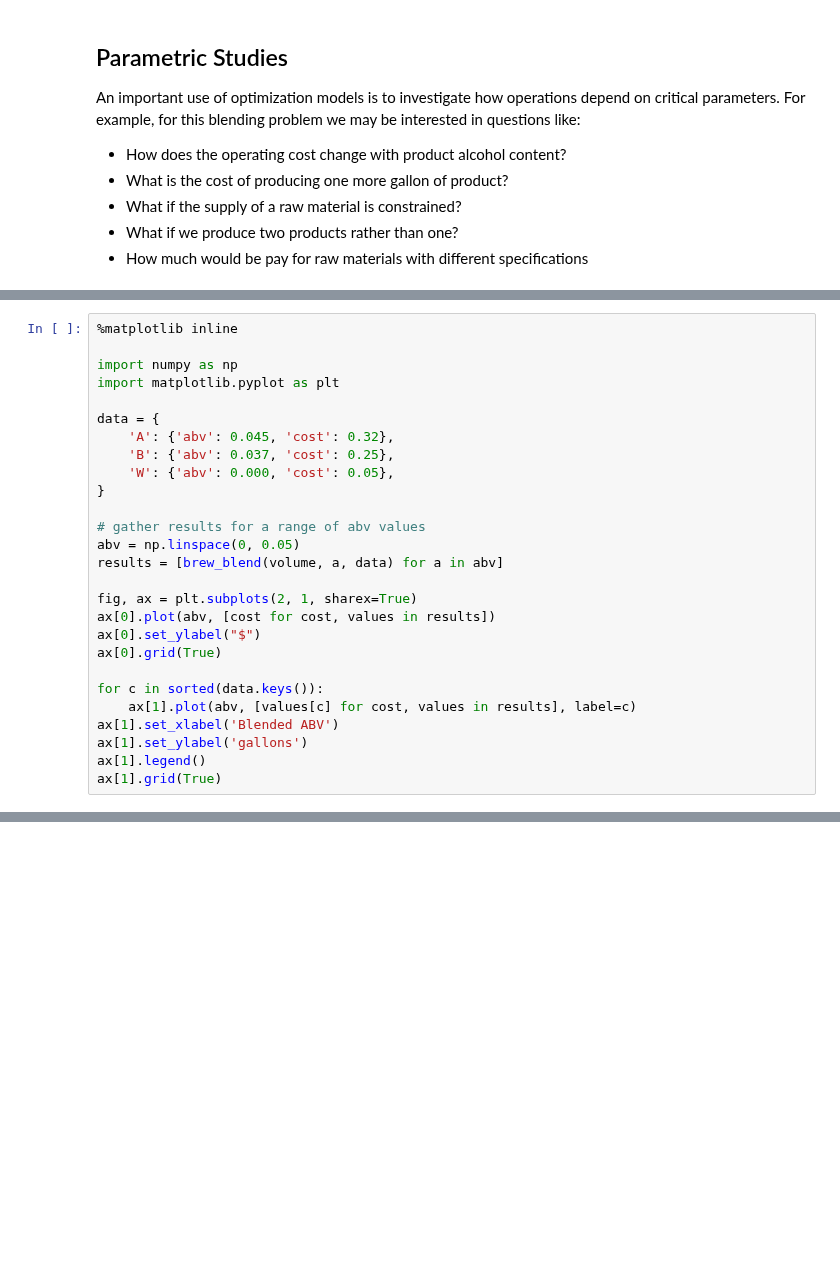
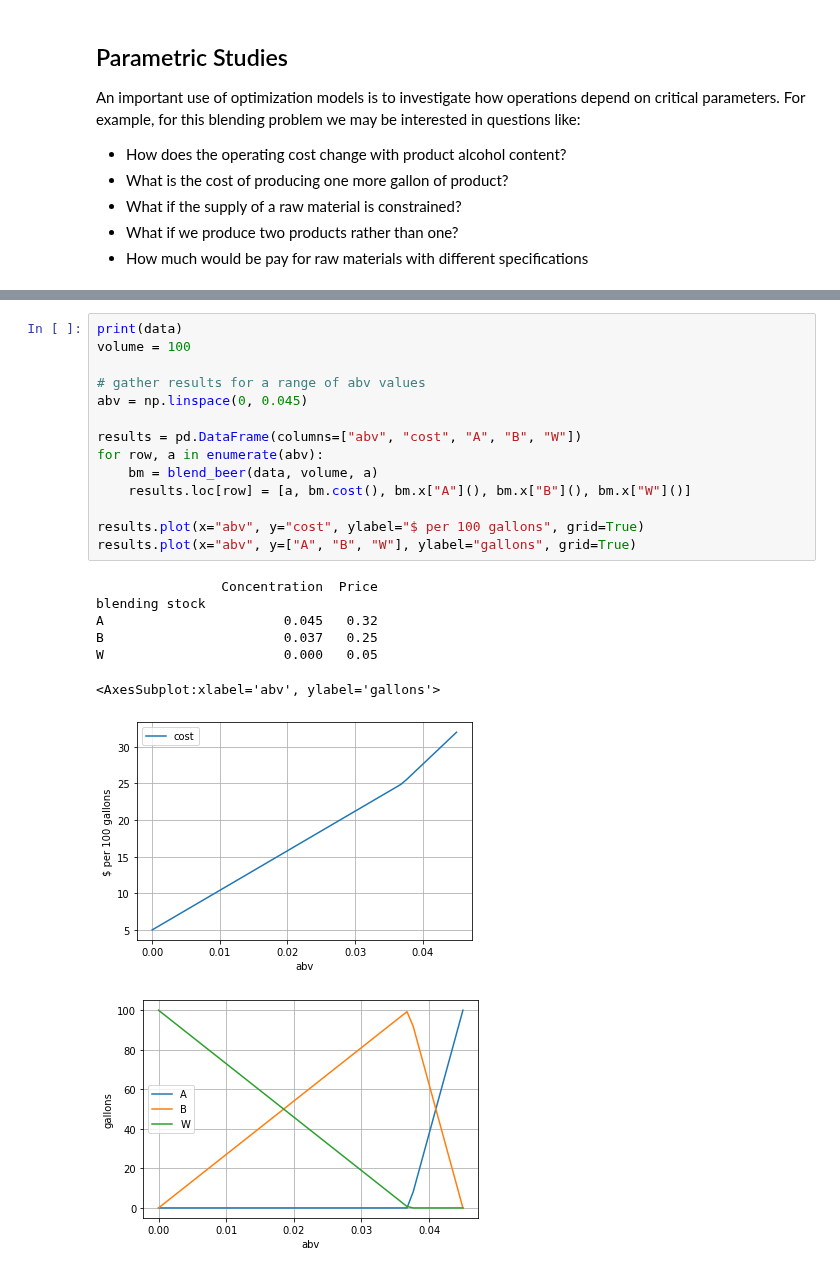
Before and after one commit to jckantor/cbe30338-book, a Jupyter notebook: notebooks/05/05.02-Linear-Blending-Problem.ipynb, the cells around one changed output, grey strips where cells are left out. Cells and saved outputs as stored; diff of their text form; blank space fills up the shorter version.

```diff
--- a/notebooks/05/05.02-Linear-Blending-Problem.ipynb
+++ b/notebooks/05/05.02-Linear-Blending-Problem.ipynb
@@ -367,27 +409,0 @@ df.plot(kind="bar")
-# %%
-%matplotlib inline
-
-import numpy as np
-import matplotlib.pyplot as plt
-
-data = {
-    'A': {'abv': 0.045, 'cost': 0.32},
-    'B': {'abv': 0.037, 'cost': 0.25},
-    'W': {'abv': 0.000, 'cost': 0.05},
-}
-
-# gather results for a range of abv values
-abv = np.linspace(0, 0.05)
-results = [brew_blend(volume, a, data) for a in abv]
-
-fig, ax = plt.subplots(2, 1, sharex=True)
-ax[0].plot(abv, [cost for cost, values in results])
-ax[0].set_ylabel("$")
-ax[0].grid(True)
-
-for c in sorted(data.keys()):
-    ax[1].plot(abv, [values[c] for cost, values in results], label=c)
-ax[1].set_xlabel('Blended ABV')
-ax[1].set_ylabel('gallons')
-ax[1].legend()
-ax[1].grid(True)
@@ -395,0 +414,23 @@ ax[1].grid(True)
+# %%
+print(data)
+volume = 100
+
+# gather results for a range of abv values
+abv = np.linspace(0, 0.045)
+
+results = pd.DataFrame(columns=["abv", "cost", "A", "B", "W"])
+for row, a in enumerate(abv):
+    bm = blend_beer(data, volume, a)
+    results.loc[row] = [a, bm.cost(), bm.x["A"](), bm.x["B"](), bm.x["W"]()]
+
+results.plot(x="abv", y="cost", ylabel="$ per 100 gallons", grid=True)
+results.plot(x="abv", y=["A", "B", "W"], ylabel="gallons", grid=True)
+# %% [output]
+                Concentration  Price
+blending stock
+A                       0.045   0.32
+B                       0.037   0.25
+W                       0.000   0.05
+<AxesSubplot:xlabel='abv', ylabel='gallons'>
+[figure, added]
+[figure, added]
```
Also changed, not shown: parts of 16 cells of this notebook, 3 other files.
